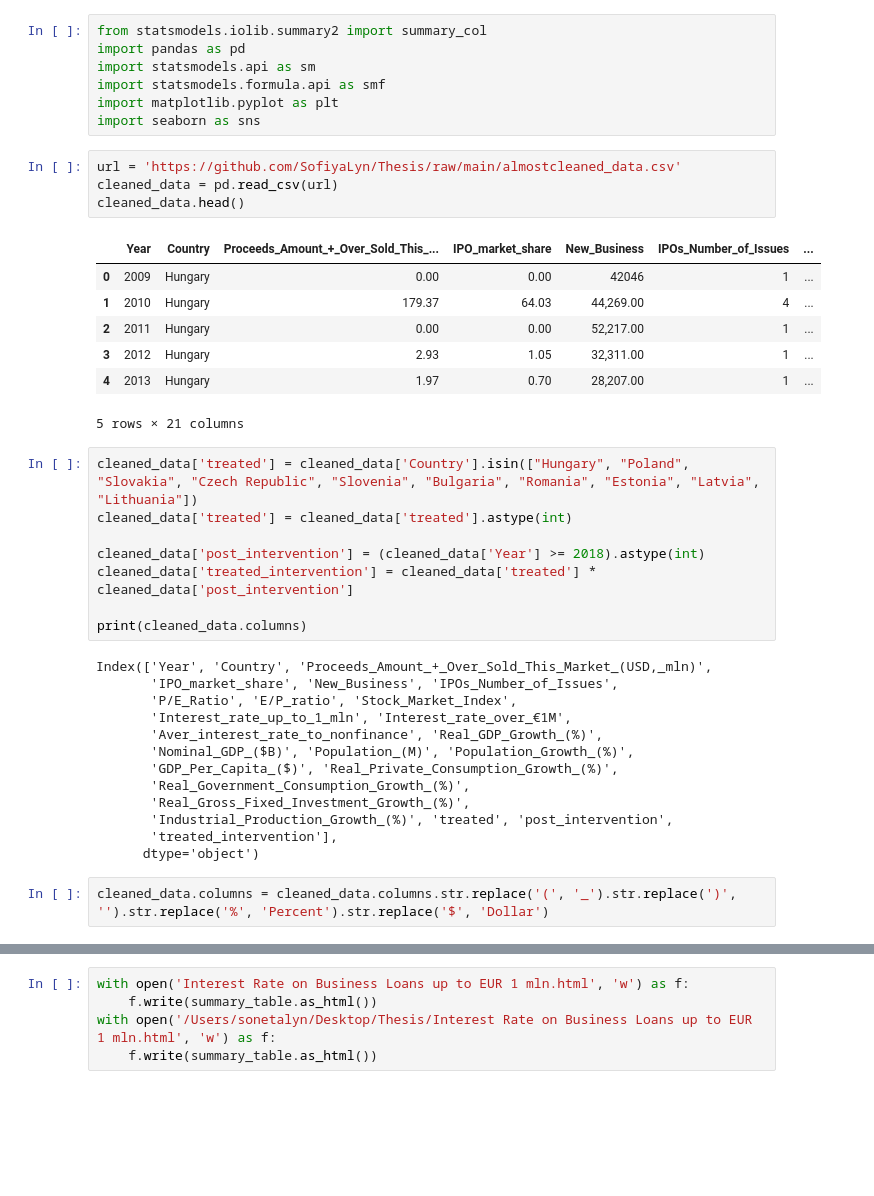
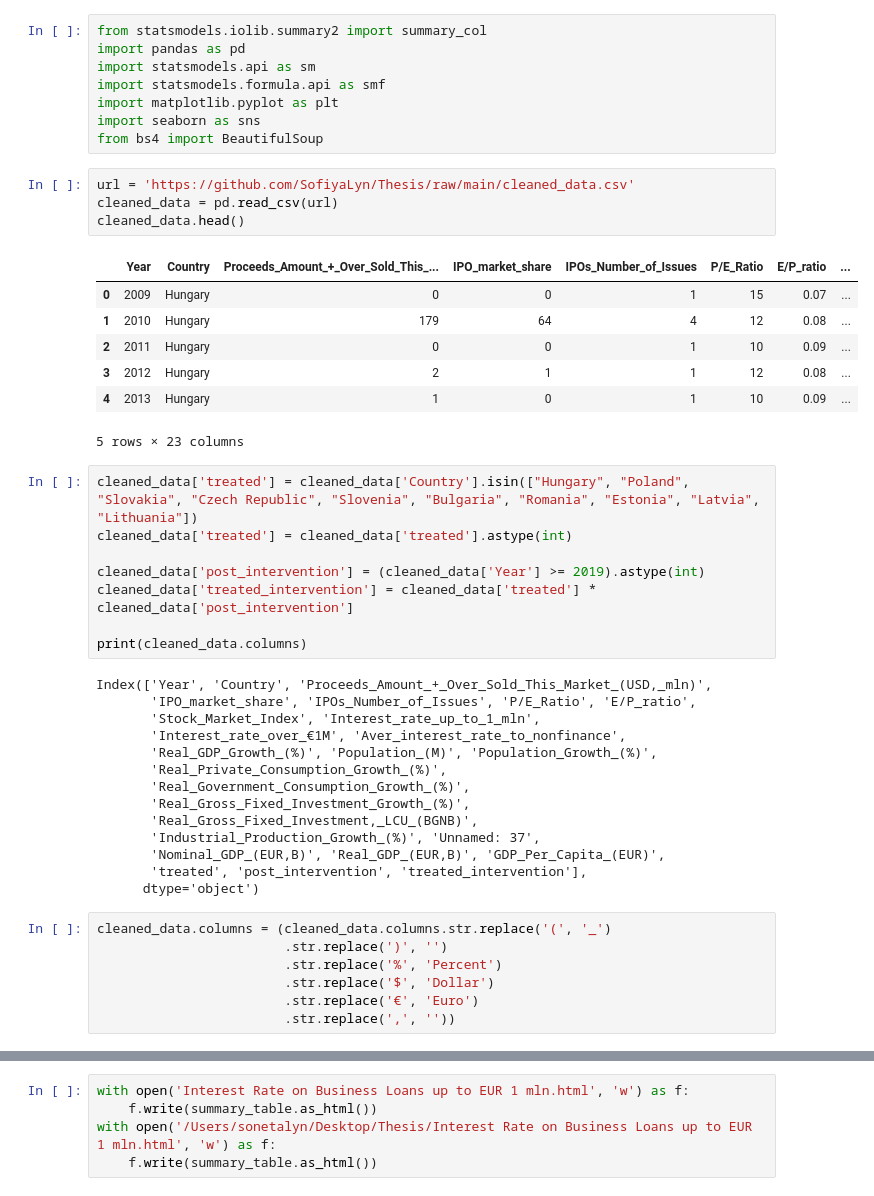
Before and after one commit to SofiyaLyn/Thesis, a Jupyter notebook: Interest_rate_smallbusiness.ipynb, the cells around one changed output, grey strips where cells are left out. Saved outputs shown, nothing was run; the diff lists cells and outputs as text; blank space fills up the shorter version.

```diff
--- a/Interest_rate_smallbusiness.ipynb
+++ b/Interest_rate_smallbusiness.ipynb
@@ -5,41 +5,48 @@ import statsmodels.api as sm
 import statsmodels.formula.api as smf
 import matplotlib.pyplot as plt
 import seaborn as sns
+from bs4 import BeautifulSoup
 # %%
-url = 'https://github.com/SofiyaLyn/Thesis/raw/main/almostcleaned_data.csv'
+url = 'https://github.com/SofiyaLyn/Thesis/raw/main/cleaned_data.csv'
 cleaned_data = pd.read_csv(url)
 cleaned_data.head()
 # %% [output]
-|  | Year | Country | Proceeds_Amount_+_Over_Sold_This_... | IPO_market_share | New_Business | IPOs_Number_of_Issues | ... |
-| 0 | 2009 | Hungary | 0.00 | 0.00 | 42046 | 1 | ... |
-| 1 | 2010 | Hungary | 179.37 | 64.03 | 44,269.00 | 4 | ... |
-| 2 | 2011 | Hungary | 0.00 | 0.00 | 52,217.00 | 1 | ... |
-| 3 | 2012 | Hungary | 2.93 | 1.05 | 32,311.00 | 1 | ... |
-| 4 | 2013 | Hungary | 1.97 | 0.70 | 28,207.00 | 1 | ... |
+|  | Year | Country | Proceeds_Amount_+_Over_Sold_This_... | IPO_market_share | IPOs_Number_of_Issues | P/E_Ratio | E/P_ratio | ... |
+| 0 | 2009 | Hungary | 0 | 0 | 1 | 15 | 0.07 | ... |
+| 1 | 2010 | Hungary | 179 | 64 | 4 | 12 | 0.08 | ... |
+| 2 | 2011 | Hungary | 0 | 0 | 1 | 10 | 0.09 | ... |
+| 3 | 2012 | Hungary | 2 | 1 | 1 | 12 | 0.08 | ... |
+| 4 | 2013 | Hungary | 1 | 0 | 1 | 10 | 0.09 | ... |
-5 rows × 21 columns
+5 rows × 23 columns
 # %%
 cleaned_data['treated'] = cleaned_data['Country'].isin(["Hungary", "Poland", "Slovakia", "Czech Republic", "Slovenia", "Bulgaria", "Romania", "Estonia", "Latvia", "Lithuania"])
 cleaned_data['treated'] = cleaned_data['treated'].astype(int)
 
-cleaned_data['post_intervention'] = (cleaned_data['Year'] >= 2018).astype(int)
+cleaned_data['post_intervention'] = (cleaned_data['Year'] >= 2019).astype(int)
 cleaned_data['treated_intervention'] = cleaned_data['treated'] * cleaned_data['post_intervention']
 
 print(cleaned_data.columns)
 # %% [output]
 Index(['Year', 'Country', 'Proceeds_Amount_+_Over_Sold_This_Market_(USD,_mln)',
-       'IPO_market_share', 'New_Business', 'IPOs_Number_of_Issues',
-       'P/E_Ratio', 'E/P_ratio', 'Stock_Market_Index',
-       'Interest_rate_up_to_1_mln', 'Interest_rate_over_€1M',
-       'Aver_interest_rate_to_nonfinance', 'Real_GDP_Growth_(%)',
-       'Nominal_GDP_($B)', 'Population_(M)', 'Population_Growth_(%)',
-       'GDP_Per_Capita_($)', 'Real_Private_Consumption_Growth_(%)',
+       'IPO_market_share', 'IPOs_Number_of_Issues', 'P/E_Ratio', 'E/P_ratio',
+       'Stock_Market_Index', 'Interest_rate_up_to_1_mln',
+       'Interest_rate_over_€1M', 'Aver_interest_rate_to_nonfinance',
+       'Real_GDP_Growth_(%)', 'Population_(M)', 'Population_Growth_(%)',
+       'Real_Private_Consumption_Growth_(%)',
        'Real_Government_Consumption_Growth_(%)',
        'Real_Gross_Fixed_Investment_Growth_(%)',
-       'Industrial_Production_Growth_(%)', 'treated', 'post_intervention',
-       'treated_intervention'],
+       'Real_Gross_Fixed_Investment,_LCU_(BGNB)',
+       'Industrial_Production_Growth_(%)', 'Unnamed: 37',
+       'Nominal_GDP_(EUR,B)', 'Real_GDP_(EUR,B)', 'GDP_Per_Capita_(EUR)',
+       'treated', 'post_intervention', 'treated_intervention'],
       dtype='object')
 # %%
-cleaned_data.columns = cleaned_data.columns.str.replace('(', '_').str.replace(')', '').str.replace('%', 'Percent').str.replace('$', 'Dollar')
+cleaned_data.columns = (cleaned_data.columns.str.replace('(', '_')
+                        .str.replace(')', '')
+                        .str.replace('%', 'Percent')
+                        .str.replace('$', 'Dollar')
+                        .str.replace('€', 'Euro')
+                        .str.replace(',', ''))
 # %%
 print(cleaned_data.columns)
 # %% [output]
```
Also changed, not shown: parts of 17 cells of this notebook, 3 other files.
